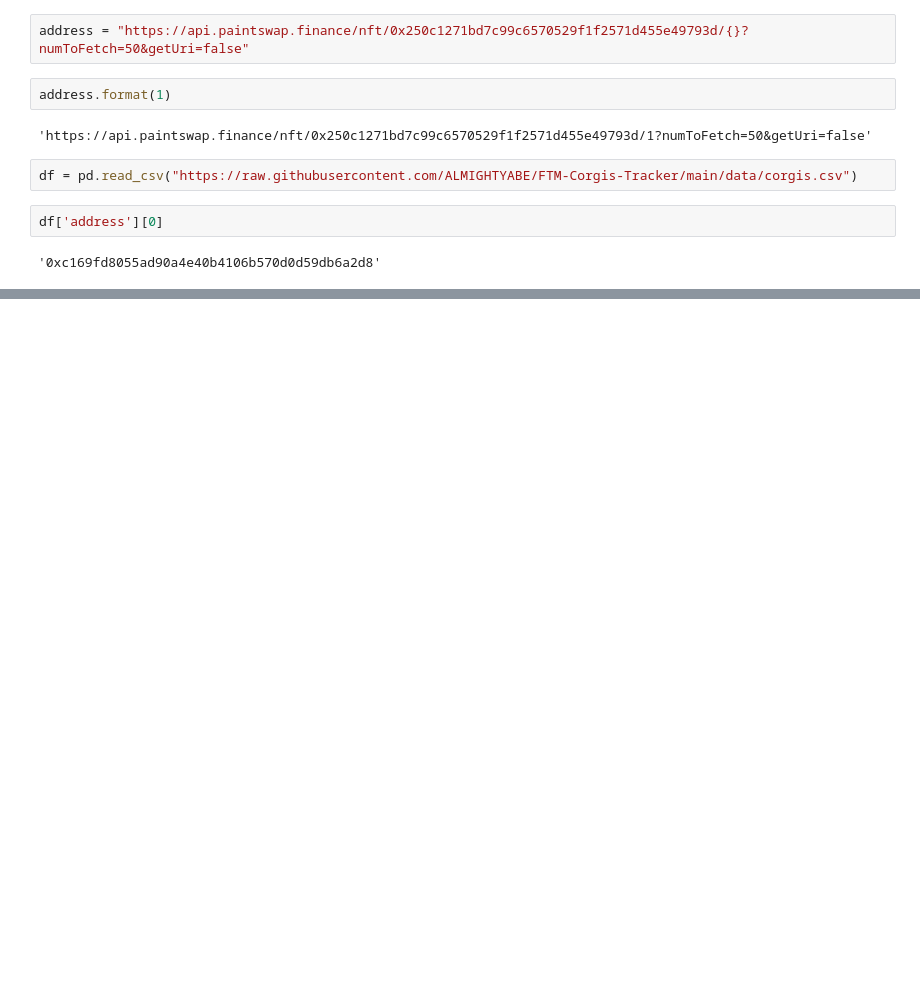
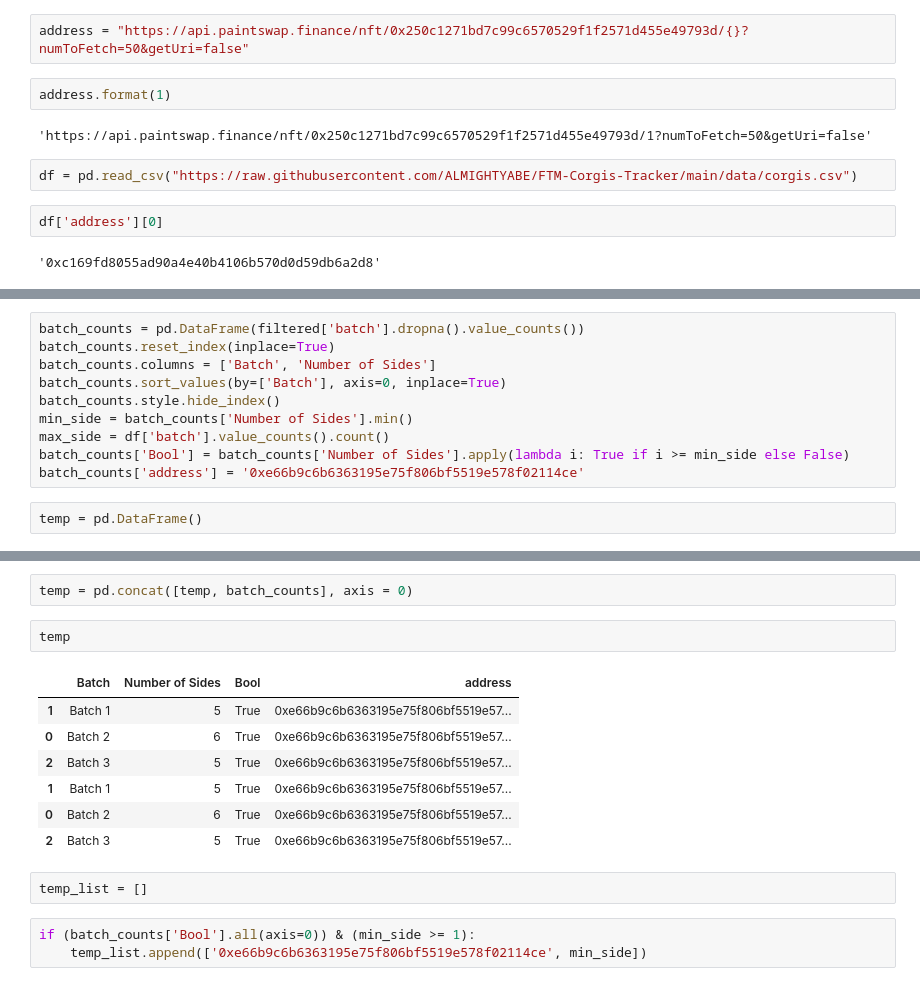
Before and after one commit to ALMIGHTYABE/FTM-Corgis-Tracker, a Jupyter notebook: notebooks/Corgi NB.ipynb, the cells around one changed output, grey strips where cells are left out. Drawn from its saved outputs; the diff is of its cells as text; blank space fills up the shorter version.

```diff
--- a/notebooks/Corgi NB.ipynb
+++ b/notebooks/Corgi NB.ipynb
@@ -152,0 +168,12 @@ filtered
+# %%
+batch_counts = pd.DataFrame(filtered['batch'].dropna().value_counts())
+batch_counts.reset_index(inplace=True)
+batch_counts.columns = ['Batch', 'Number of Sides']
+batch_counts.sort_values(by=['Batch'], axis=0, inplace=True)
+batch_counts.style.hide_index()
+min_side = batch_counts['Number of Sides'].min()
+max_side = df['batch'].value_counts().count()
+batch_counts['Bool'] = batch_counts['Number of Sides'].apply(lambda i: True if i >= min_side else False)
+batch_counts['address'] = '0xe66b9c6b6363195e75f806bf5519e578f02114ce'
+# %%
+temp = pd.DataFrame()
@@ -152,0 +187,17 @@ filtered
+# %%
+temp = pd.concat([temp, batch_counts], axis = 0)
+# %%
+temp
+# %% [output]
+|  | Batch | Number of Sides | Bool | address |
+| 1 | Batch 1 | 5 | True | 0xe66b9c6b6363195e75f806bf5519e57... |
+| 0 | Batch 2 | 6 | True | 0xe66b9c6b6363195e75f806bf5519e57... |
+| 2 | Batch 3 | 5 | True | 0xe66b9c6b6363195e75f806bf5519e57... |
+| 1 | Batch 1 | 5 | True | 0xe66b9c6b6363195e75f806bf5519e57... |
+| 0 | Batch 2 | 6 | True | 0xe66b9c6b6363195e75f806bf5519e57... |
+| 2 | Batch 3 | 5 | True | 0xe66b9c6b6363195e75f806bf5519e57... |
+# %%
+temp_list = []
+# %%
+if (batch_counts['Bool'].all(axis=0)) & (min_side >= 1):
+    temp_list.append(['0xe66b9c6b6363195e75f806bf5519e578f02114ce', min_side])
```
Also changed, not shown: parts of 21 cells of this notebook, 6 other files.
